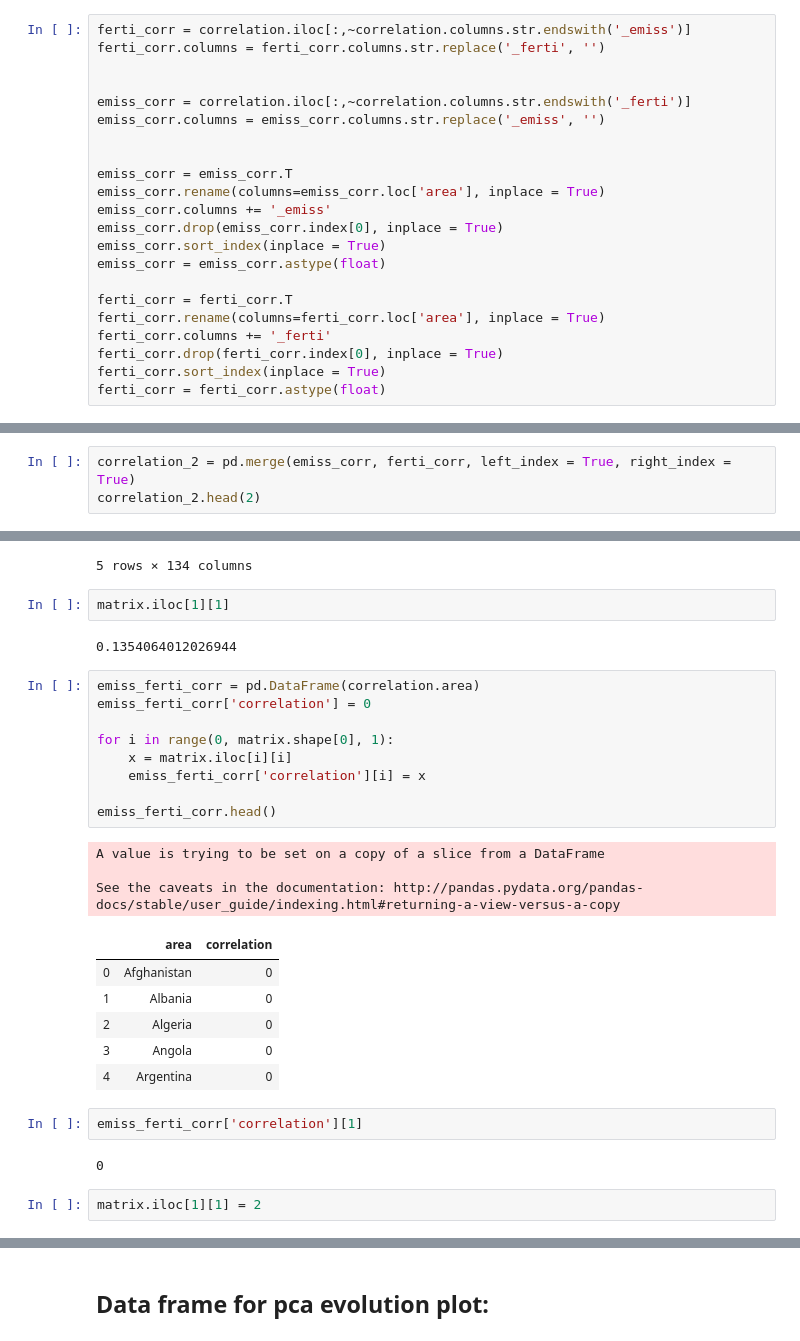
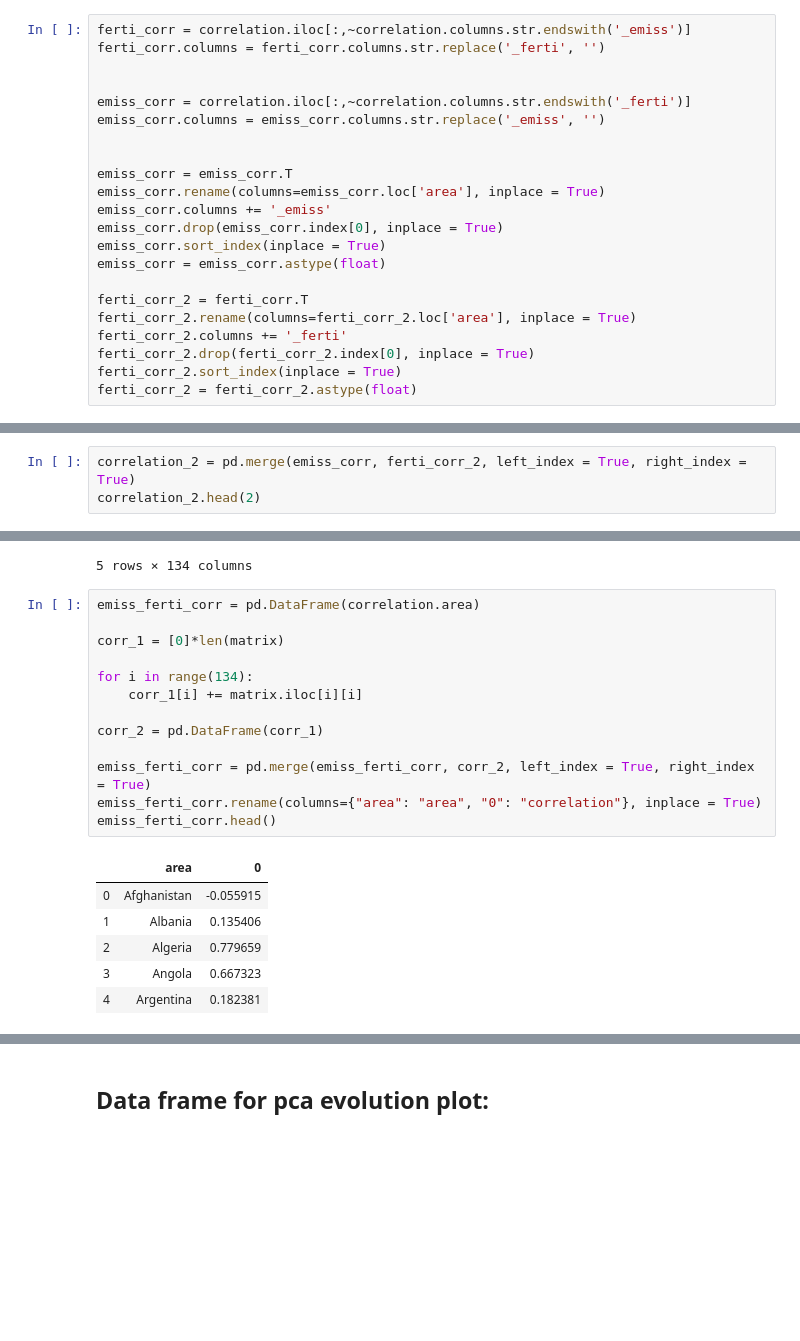
Before and after one commit to amara-slaymaker/ada_project-ada_nakamura, a Jupyter notebook: Emissions_UMAP_PCA.ipynb, the cells around one changed output, grey strips where cells are left out. Saved outputs shown, nothing was run; the diff lists cells and outputs as text; blank space fills up the shorter version.

```diff
--- a/Emissions_UMAP_PCA.ipynb
+++ b/Emissions_UMAP_PCA.ipynb
@@ -748,10 +709,10 @@ emiss_corr.drop(emiss_corr.index[0], inplace = True)
 emiss_corr.sort_index(inplace = True)
 emiss_corr = emiss_corr.astype(float)
 
-ferti_corr = ferti_corr.T
-ferti_corr.rename(columns=ferti_corr.loc['area'], inplace = True)
-ferti_corr.columns += '_ferti'
-ferti_corr.drop(ferti_corr.index[0], inplace = True)
-ferti_corr.sort_index(inplace = True)
-ferti_corr = ferti_corr.astype(float)
+ferti_corr_2 = ferti_corr.T
+ferti_corr_2.rename(columns=ferti_corr_2.loc['area'], inplace = True)
+ferti_corr_2.columns += '_ferti'
+ferti_corr_2.drop(ferti_corr_2.index[0], inplace = True)
+ferti_corr_2.sort_index(inplace = True)
+ferti_corr_2 = ferti_corr_2.astype(float)
 # %%
@@ -765,7 +726,7 @@ ferti_corr.head()
 | 2006 | 6.20 | 42.57 | 5.23 | 1.85 | 21.97 | 24.56 | ... |
 5 rows × 134 columns
 # %%
-correlation_2 = pd.merge(emiss_corr, ferti_corr, left_index = True, right_index = True)
+correlation_2 = pd.merge(emiss_corr, ferti_corr_2, left_index = True, right_index = True)
 correlation_2.head(2)
 # %% [output]
 |  | Afghanistan_emiss | Albania_emiss | Algeria_emiss | Angola_emiss | Argentina_emiss | Armenia_emiss | ... |
@@ -799,32 +760,23 @@ matrix.head()
 | Angola_ferti | 0.000016 | -0.311862 | 0.535347 | 0.667323 | -0.165745 | 0.432912 | ... |
 | Argentina_ferti | -0.595201 | -0.142542 | -0.138445 | -0.524665 | 0.182381 | -0.341971 | ... |
 5 rows × 134 columns
-# %%
-matrix.iloc[1][1]
-# %% [output]
-0.1354064012026944
 # %%
 emiss_ferti_corr = pd.DataFrame(correlation.area)
-emiss_ferti_corr['correlation'] = 0
 
-for i in range(0, matrix.shape[0], 1):
-    x = matrix.iloc[i][i]
-    emiss_ferti_corr['correlation'][i] = x
+corr_1 = [0]*len(matrix)
 
+for i in range(134):
+    corr_1[i] += matrix.iloc[i][i]
+
+corr_2 = pd.DataFrame(corr_1)
+
+emiss_ferti_corr = pd.merge(emiss_ferti_corr, corr_2, left_index = True, right_index = True)
+emiss_ferti_corr.rename(columns={"area": "area", "0": "correlation"}, inplace = True)
 emiss_ferti_corr.head()
 # %% [output]
-A value is trying to be set on a copy of a slice from a DataFrame
-
-See the caveats in the documentation: http://pandas.pydata.org/pandas-docs/stable/user_guide/indexing.html#returning-a-view-versus-a-copy
-|  | area | correlation |
-| 0 | Afghanistan | 0 |
-| 1 | Albania | 0 |
-| 2 | Algeria | 0 |
-| 3 | Angola | 0 |
-| 4 | Argentina | 0 |
+|  | area | 0 |
+| 0 | Afghanistan | -0.055915 |
+| 1 | Albania | 0.135406 |
+| 2 | Algeria | 0.779659 |
+| 3 | Angola | 0.667323 |
+| 4 | Argentina | 0.182381 |
-# %%
-emiss_ferti_corr['correlation'][1]
-# %% [output]
-0
-# %%
-matrix.iloc[1][1] = 2
```
Also changed, not shown: parts of 31 cells of this notebook.
